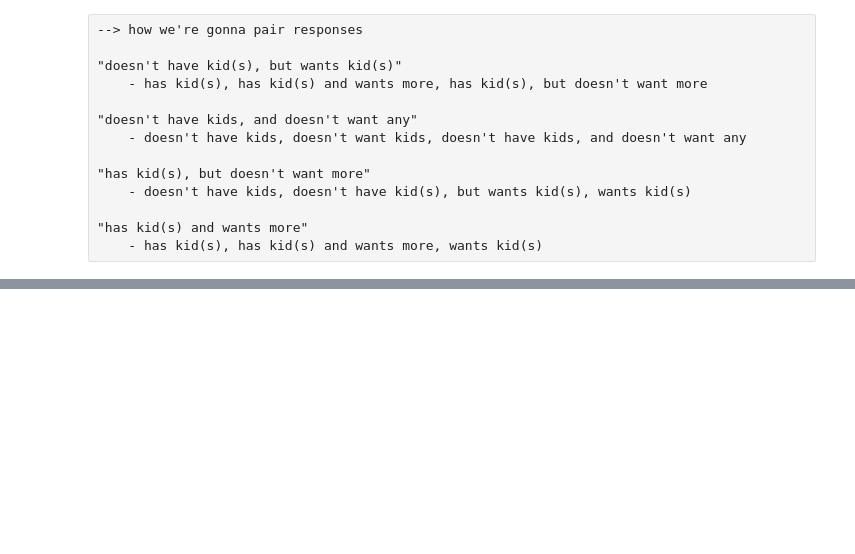
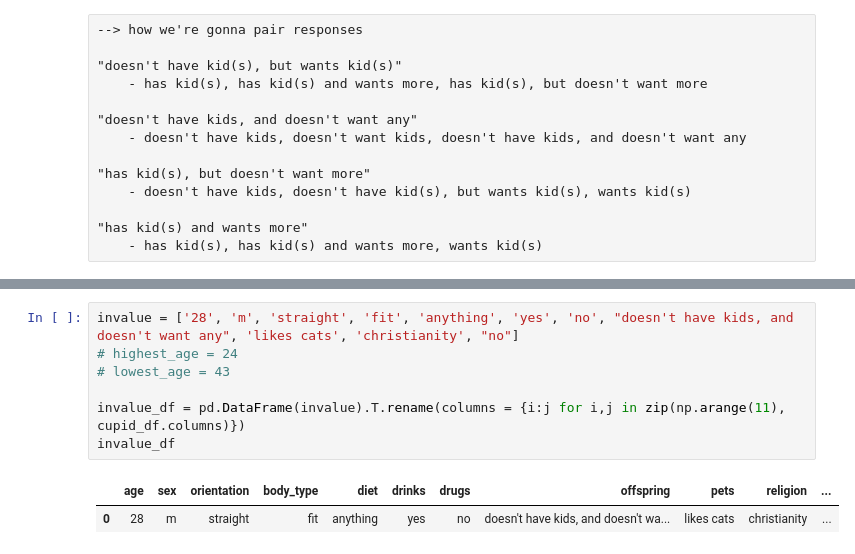
Before and after one commit to vleong1/capstone_proj, a Jupyter notebook: 07_conditional-recommenders.ipynb, the cells around one changed output, grey strips where cells are left out. Saved outputs shown, nothing was run; the diff lists cells and outputs as text; blank space fills up the shorter version.

```diff
--- a/06_conditional_recommenders.ipynb
+++ b/07_conditional-recommenders.ipynb
@@ -305,6 +298,16 @@ def invalue_to_similarity2(invalue_df, orientation_df):
     matches.set_index('user_id', inplace = True)
 
     return matches
+# %%
+invalue = ['28', 'm', 'straight', 'fit', 'anything', 'yes', 'no', "doesn't have kids, and doesn't want any", 'likes cats', 'christianity', "no"]
+# highest_age = 24
+# lowest_age = 43
+
+invalue_df = pd.DataFrame(invalue).T.rename(columns = {i:j for i,j in zip(np.arange(11), cupid_df.columns)})
+invalue_df
+# %% [output]
+|  | age | sex | orientation | body_type | diet | drinks | drugs | offspring | pets | religion | ... |
+| 0 | 28 | m | straight | fit | anything | yes | no | doesn't have kids, and doesn't wa... | likes cats | christianity | ... |
 # %%
 def lover_recommender_test7(invalue, religion, lowest_age, highest_age):
     """
```
Also changed, not shown: parts of 16 cells of this notebook, 17 other files.
